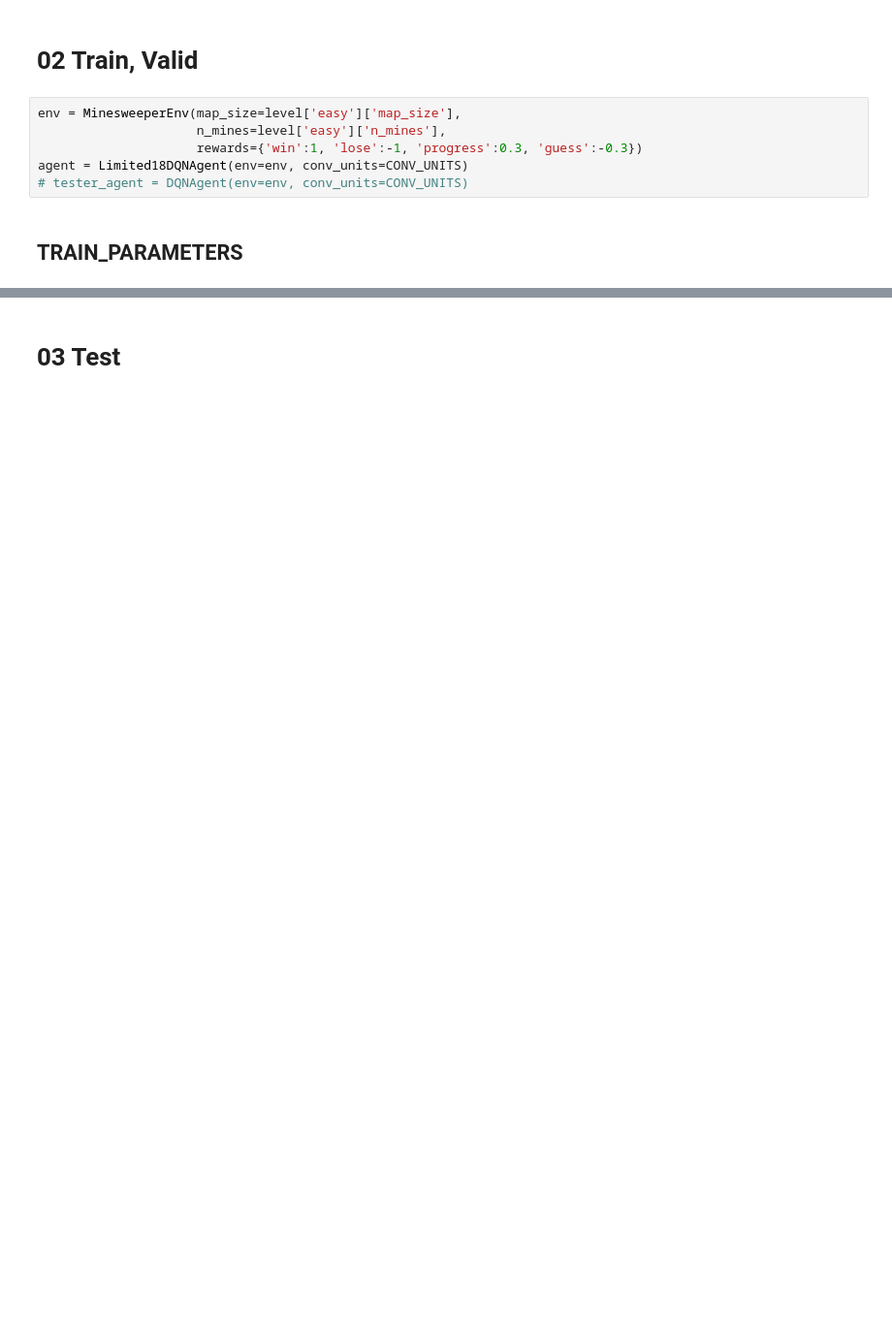
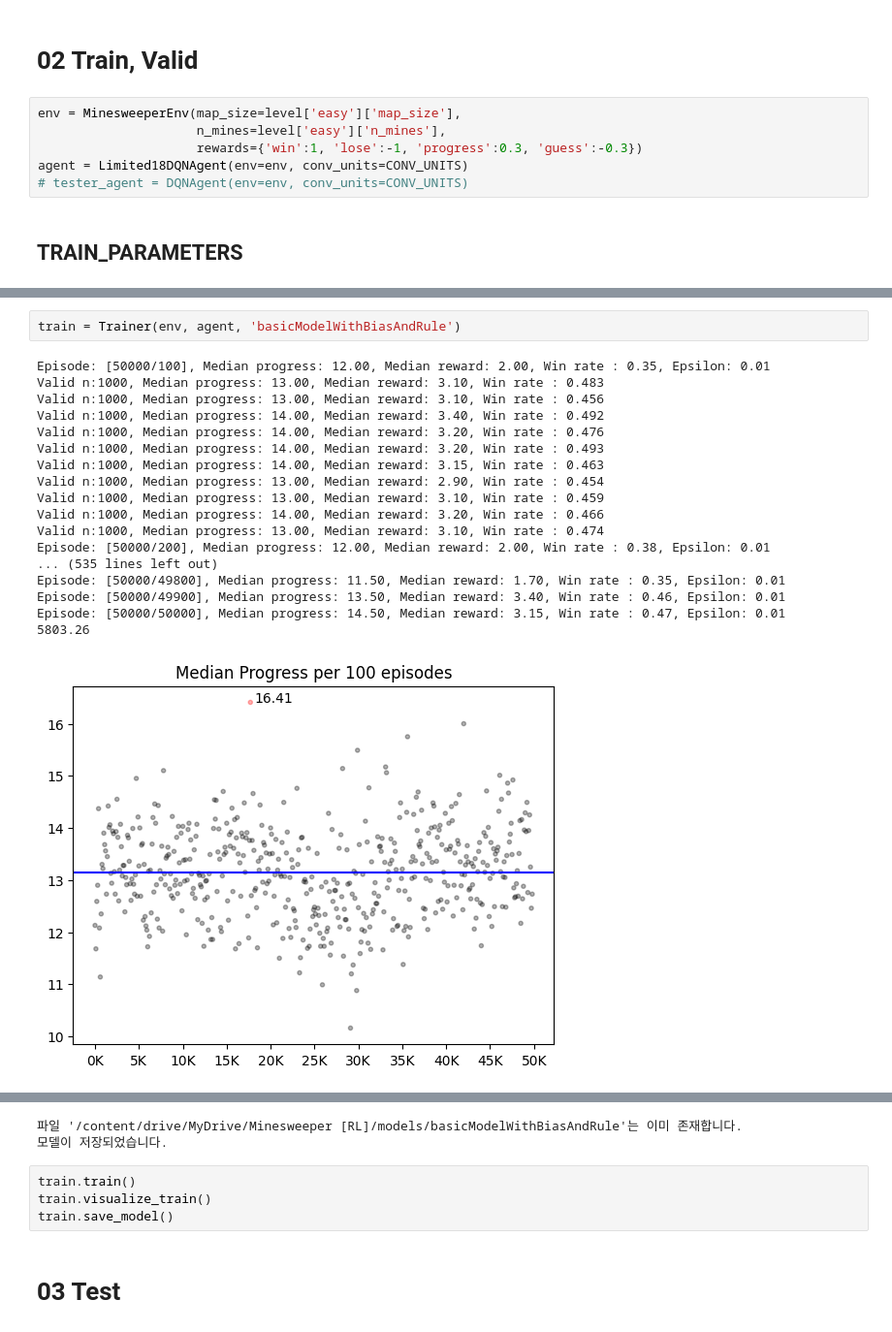
Before and after one commit to Tonnonssi/-RL-Minesweeper, a Jupyter notebook: codes/Main/mainStructure.ipynb, the cells around one changed output, grey strips where cells are left out. Shown: that part at 97% size. Drawn from its saved outputs; the diff is of its cells as text; blank space fills up the shorter version.

```diff
--- a/codes/Main/mainStructure.ipynb
+++ b/codes/Main/mainStructure.ipynb
@@ -371,0 +115,21 @@ NameError: name 'train' is not defined
+# %%
+train = Trainer(env, agent, 'basicModelWithBiasAndRule')
+# %% [output]
+Episode: [50000/100], Median progress: 12.00, Median reward: 2.00, Win rate : 0.35, Epsilon: 0.01
+Valid n:1000, Median progress: 13.00, Median reward: 3.10, Win rate : 0.483
+Valid n:1000, Median progress: 13.00, Median reward: 3.10, Win rate : 0.456
+Valid n:1000, Median progress: 14.00, Median reward: 3.40, Win rate : 0.492
+Valid n:1000, Median progress: 14.00, Median reward: 3.20, Win rate : 0.476
+Valid n:1000, Median progress: 14.00, Median reward: 3.20, Win rate : 0.493
+Valid n:1000, Median progress: 14.00, Median reward: 3.15, Win rate : 0.463
+Valid n:1000, Median progress: 13.00, Median reward: 2.90, Win rate : 0.454
+Valid n:1000, Median progress: 13.00, Median reward: 3.10, Win rate : 0.459
+Valid n:1000, Median progress: 14.00, Median reward: 3.20, Win rate : 0.466
+Valid n:1000, Median progress: 13.00, Median reward: 3.10, Win rate : 0.474
+Episode: [50000/200], Median progress: 12.00, Median reward: 2.00, Win rate : 0.38, Epsilon: 0.01
+... (535 lines left out)
+Episode: [50000/49800], Median progress: 11.50, Median reward: 1.70, Win rate : 0.35, Epsilon: 0.01
+Episode: [50000/49900], Median progress: 13.50, Median reward: 3.40, Win rate : 0.46, Epsilon: 0.01
+Episode: [50000/50000], Median progress: 14.50, Median reward: 3.15, Win rate : 0.47, Epsilon: 0.01
+5803.26
+[figure, added]
@@ -372,2 +139,8 @@ NameError: name 'train' is not defined
+파일 '/content/drive/MyDrive/Minesweeper [RL]/models/basicModelWithBiasAndRule'는 이미 존재합니다.
+모델이 저장되었습니다.
+# %%
+train.train()
+train.visualize_train()
+train.save_model()
 # %% [markdown]
 # 03 Test
```
Also changed, not shown: parts of 15 cells of this notebook, 11 other files.
